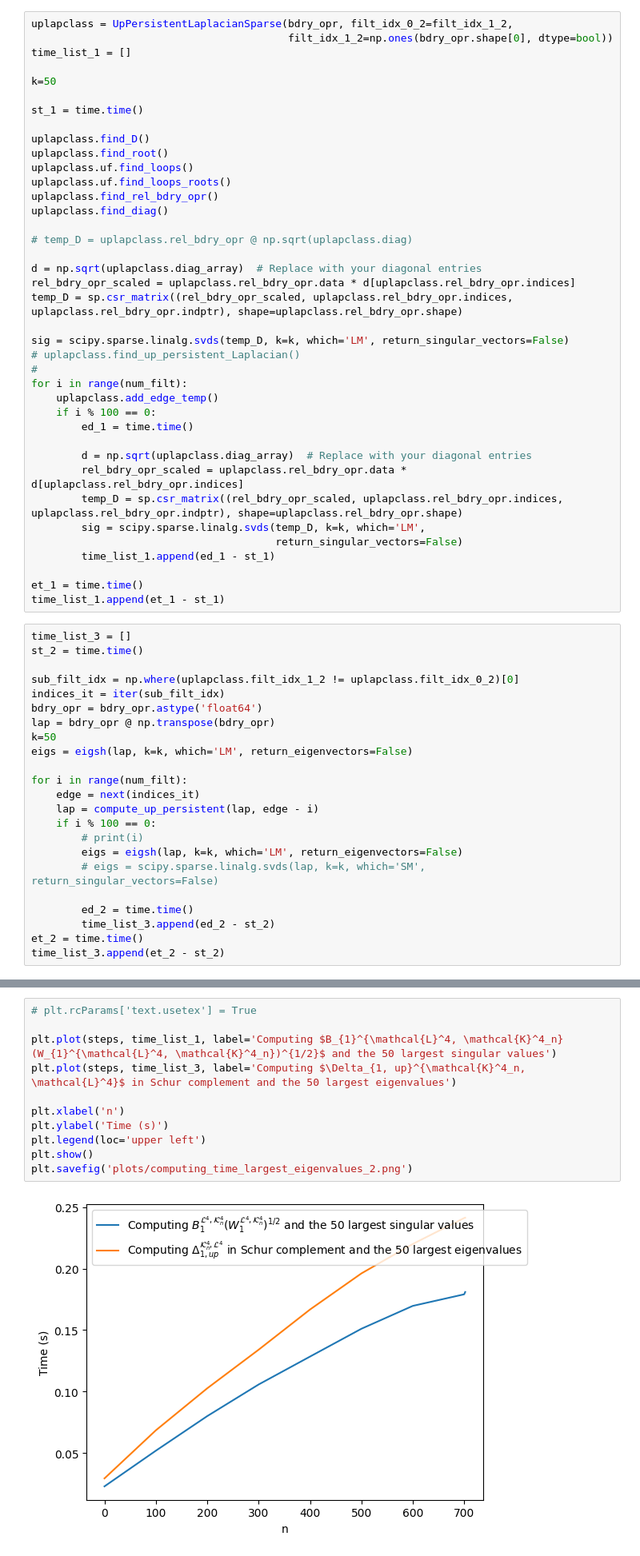
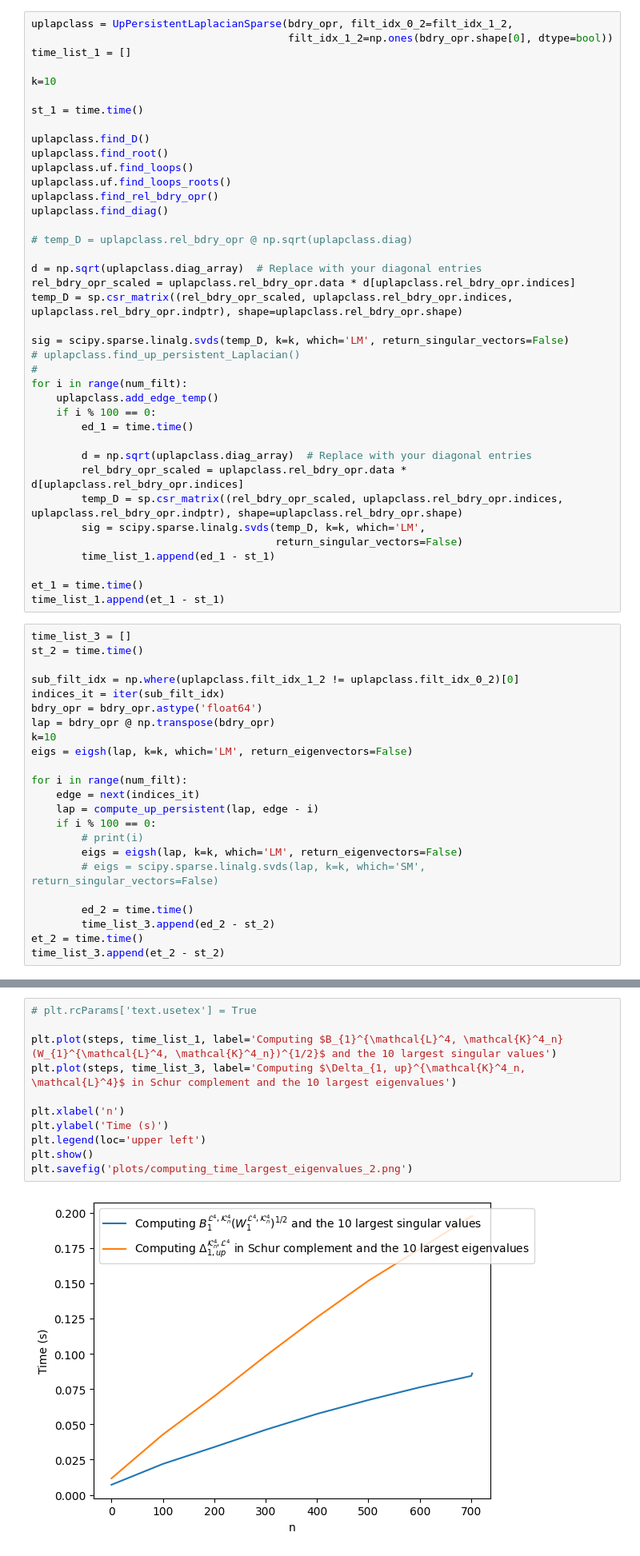
Before and after one commit to ruidongsmile/UpPersLapCubicalComplex, a Jupyter notebook: experiments/compute_largest_eigenvalues_2.ipynb, the cells around one changed output, grey strips where cells are left out. Shown: that part at 80% size. Cells and saved outputs as stored; diff of their text form.

Commit message:
Compute largest eigenvalues and singular values

```diff
--- a/experiments/compute_largest_eigenvalues_2.ipynb
+++ b/experiments/compute_largest_eigenvalues_2.ipynb
@@ -57,7 +57,7 @@ uplapclass = UpPersistentLaplacianSparse(bdry_opr, filt_idx_0_2=filt_idx_1_2,
                                          filt_idx_1_2=np.ones(bdry_opr.shape[0], dtype=bool))
 time_list_1 = []
 
-k=50
+k=10
 
 st_1 = time.time()
 
@@ -99,7 +99,7 @@ sub_filt_idx = np.where(uplapclass.filt_idx_1_2 != uplapclass.filt_idx_0_2)[0]
 indices_it = iter(sub_filt_idx)
 bdry_opr = bdry_opr.astype('float64')
 lap = bdry_opr @ np.transpose(bdry_opr)
-k=50
+k=10
 eigs = eigsh(lap, k=k, which='LM', return_eigenvectors=False)
 
 for i in range(num_filt):
@@ -120,14 +120,14 @@ steps.append(num_filt)
 # %%
 # plt.rcParams['text.usetex'] = True
 
-plt.plot(steps, time_list_1, label='Computing $B_{1}^{\mathcal{L}^4, \mathcal{K}^4_n}(W_{1}^{\mathcal{L}^4, \mathcal{K}^4_n})^{1/2}$ and the 50 largest singular values')
-plt.plot(steps, time_list_3, label='Computing $\Delta_{1, up}^{\mathcal{K}^4_n, \mathcal{L}^4}$ in Schur complement and the 50 largest eigenvalues')
+plt.plot(steps, time_list_1, label='Computing $B_{1}^{\mathcal{L}^4, \mathcal{K}^4_n}(W_{1}^{\mathcal{L}^4, \mathcal{K}^4_n})^{1/2}$ and the 10 largest singular values')
+plt.plot(steps, time_list_3, label='Computing $\Delta_{1, up}^{\mathcal{K}^4_n, \mathcal{L}^4}$ in Schur complement and the 10 largest eigenvalues')
 
 plt.xlabel('n')
 plt.ylabel('Time (s)')
 plt.legend(loc='upper left')
 plt.show()
 plt.savefig('plots/computing_time_largest_eigenvalues_2.png')
 # %% [output]
-[figure, old version]
+[figure, new version]
 <Figure size 640x480 with 0 Axes>
```
Also changed, not shown: 2 other files.
